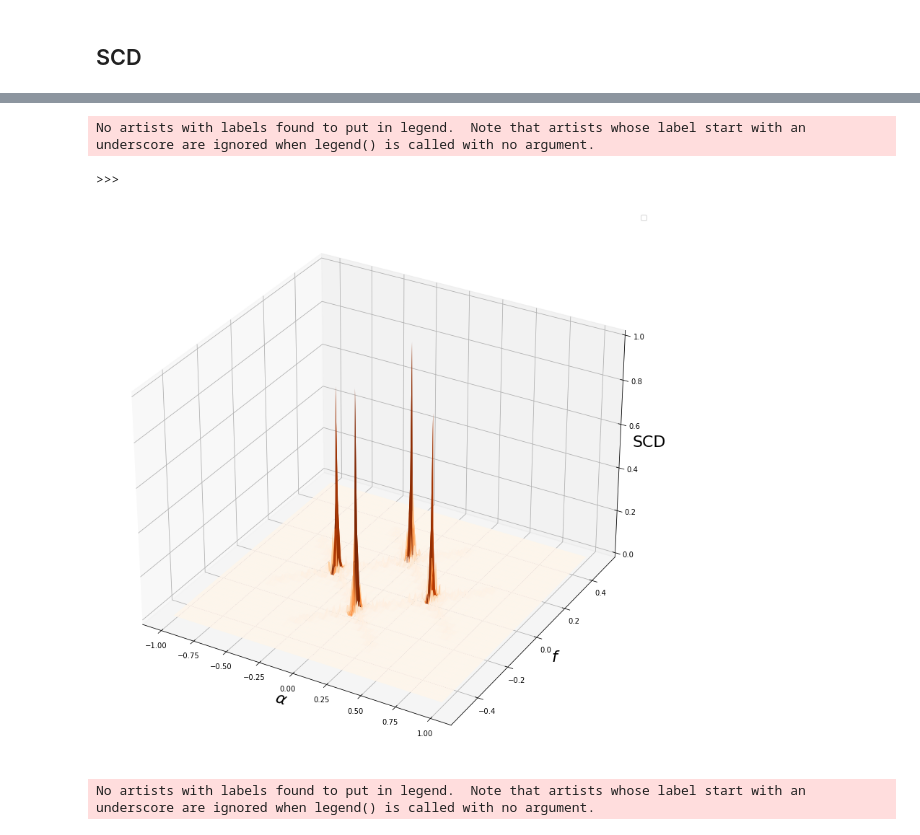
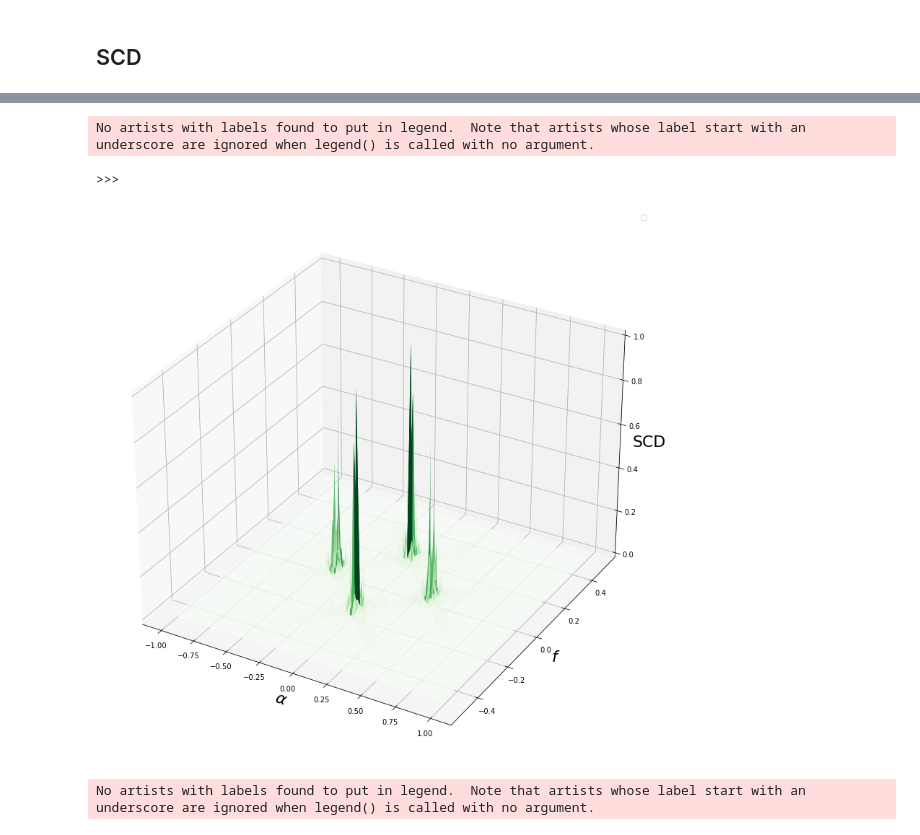
Before and after one commit to louisinhit/AMC_preprocess, a Jupyter notebook: play_with_QAM .ipynb, the cells around one changed output, grey strips where cells are left out. Drawn from its saved outputs; the diff is of its cells as text; code cells hidden in the pictures.

```diff
--- a/play_with_QAM .ipynb
+++ b/play_with_QAM .ipynb
@@ -194,27 +208,27 @@ m = nn[:,0,:,:]
 # %%
 from matplotlib import cm
 
 m = m / np.amax(m, axis=(1,2), keepdims=True)
 
 X = np.linspace(-1., 1., num=int(m.shape[-1]))
 Y = np.linspace(-0.5, 0.5, num=int(m.shape[-2]))
 X, Y = np.meshgrid(X, Y)
 
 for i in range(m.shape[0]):
     print ('>>>')
     fig = plt.figure(figsize=(14,14))
     ax = fig.add_subplot(111, projection='3d')
     ax.legend()
     ax.set_ylabel(r'$f$', fontsize=22)
     ax.set_xlabel(r'$\alpha$',fontsize=22)
     ax.set_zlabel('SCD',fontsize=22)
-    ax.plot_surface(X, Y, m[i,:,:], rstride = 4, cstride = 4, cmap='Oranges', antialiased=True)
+    ax.plot_surface(X, Y, m[i,:,:], rstride = 4, cstride = 4, cmap='Greens', antialiased=True)
     #ax.plot_trisurf(X, Y, m[i,:,:], cmap=cm.viridis)
     plt.show()
 # %% [output]
 No artists with labels found to put in legend.  Note that artists whose label start with an underscore are ignored when legend() is called with no argument.
 >>>
-[figure, old version]
+[figure, new version]
 # %%
 from matplotlib import cm
 
```
Also changed, not shown: parts of 5 cells of this notebook.
